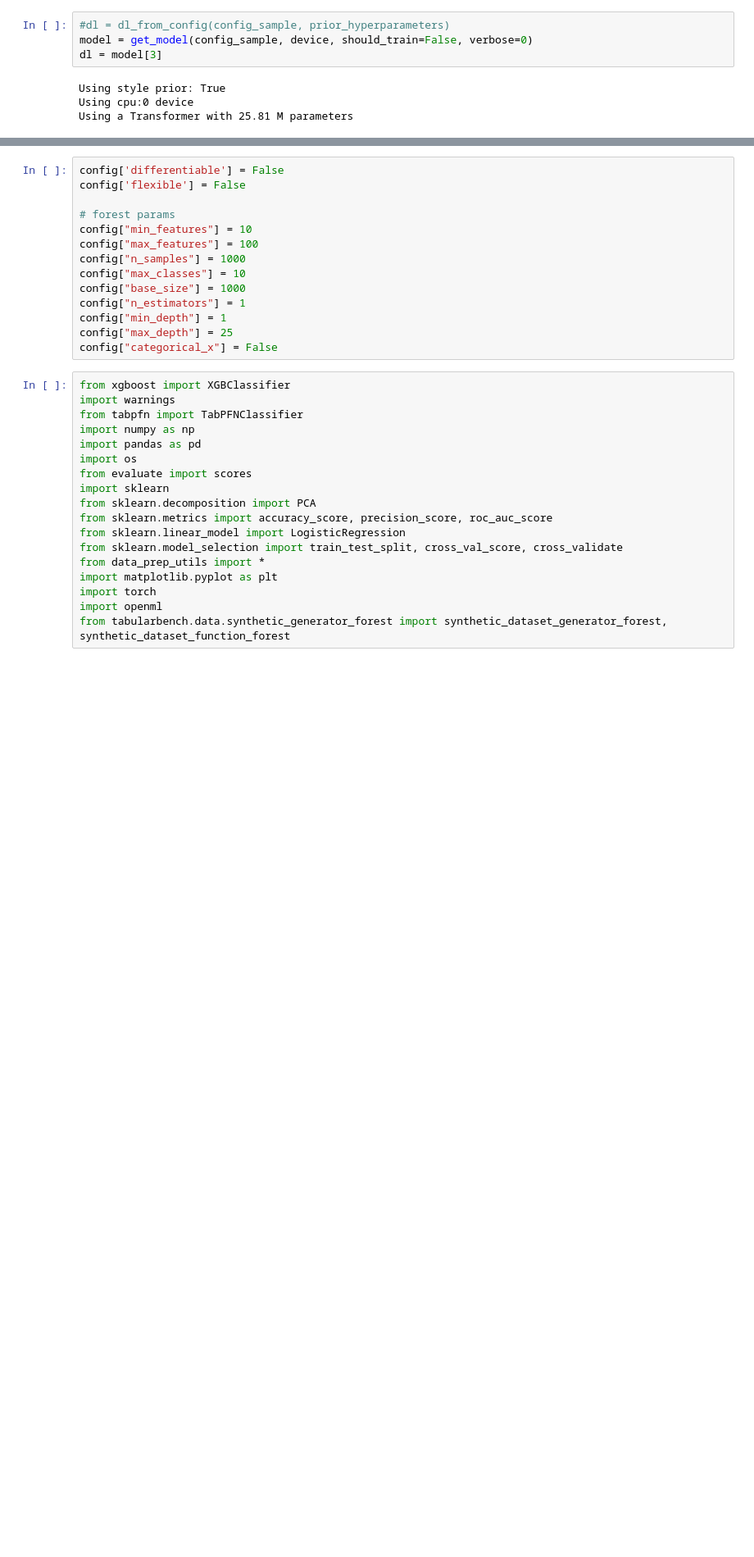
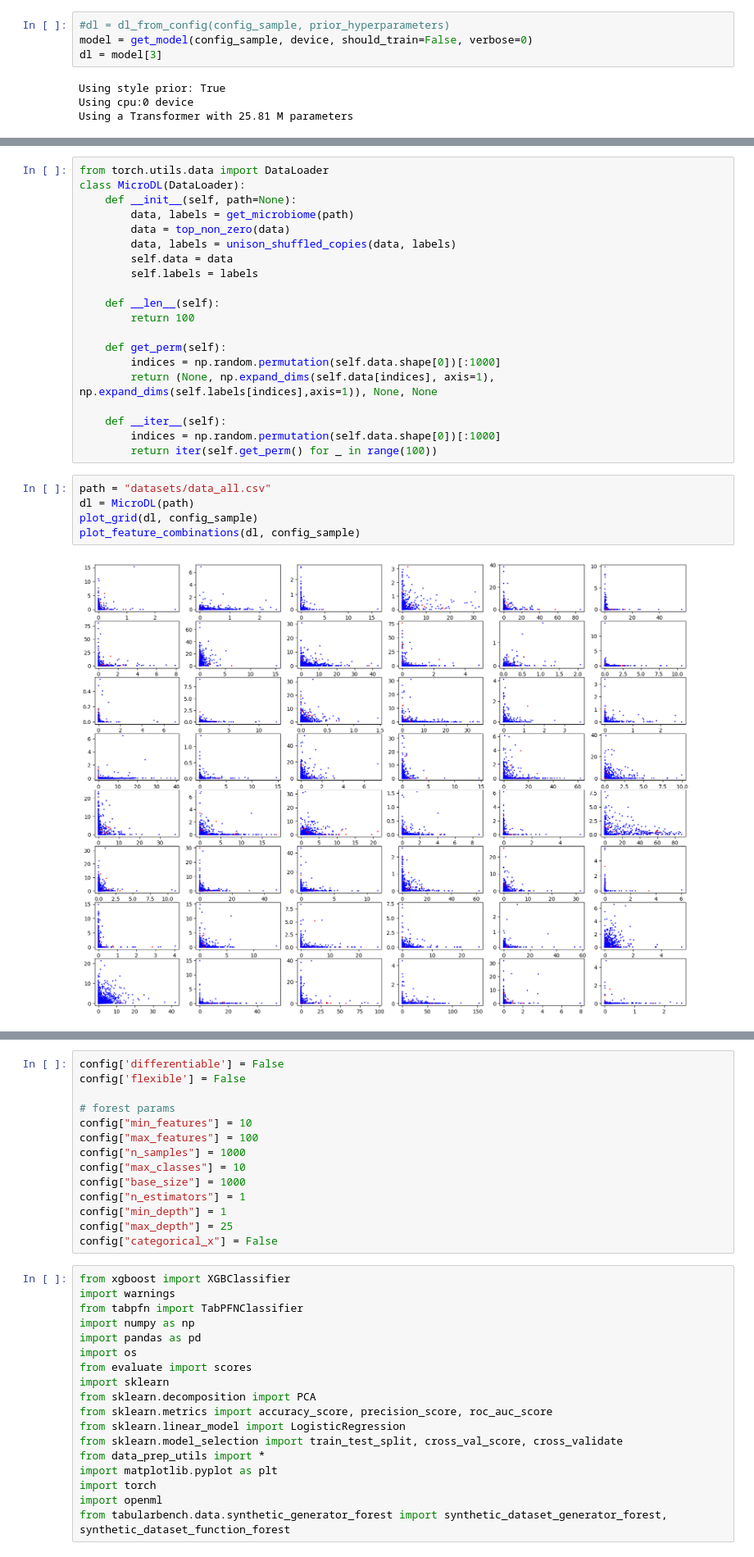
Before and after one commit to LenMetz/TabPFN-medical, a Jupyter notebook: prior_dev.ipynb, the cells around one changed output, grey strips where cells are left out. Shown at 82% size. Drawn from its saved outputs; the diff is of its cells as text; blank space fills up the shorter version.

```diff
--- a/prior_dev.ipynb
+++ b/prior_dev.ipynb
@@ -208,0 +211,27 @@ Using a Transformer with 25.81 M parameters
+# %%
+from torch.utils.data import DataLoader
+class MicroDL(DataLoader):
+    def __init__(self, path=None):
+        data, labels = get_microbiome(path)
+        data = top_non_zero(data)
+        data, labels = unison_shuffled_copies(data, labels)
+        self.data = data
+        self.labels = labels
+
+    def __len__(self):
+        return 100
+
+    def get_perm(self):
+        indices = np.random.permutation(self.data.shape[0])[:1000]
+        return (None, np.expand_dims(self.data[indices], axis=1), np.expand_dims(self.labels[indices],axis=1)), None, None
+
+    def __iter__(self):
+        indices = np.random.permutation(self.data.shape[0])[:1000]
+        return iter(self.get_perm() for _ in range(100))
+# %%
+path = "datasets/data_all.csv"
+dl = MicroDL(path)
+plot_grid(dl, config_sample)
+plot_feature_combinations(dl, config_sample)
+# %% [output]
+[figure, added]
```
Also changed, not shown: parts of 7 cells of this notebook, 7 other files.
